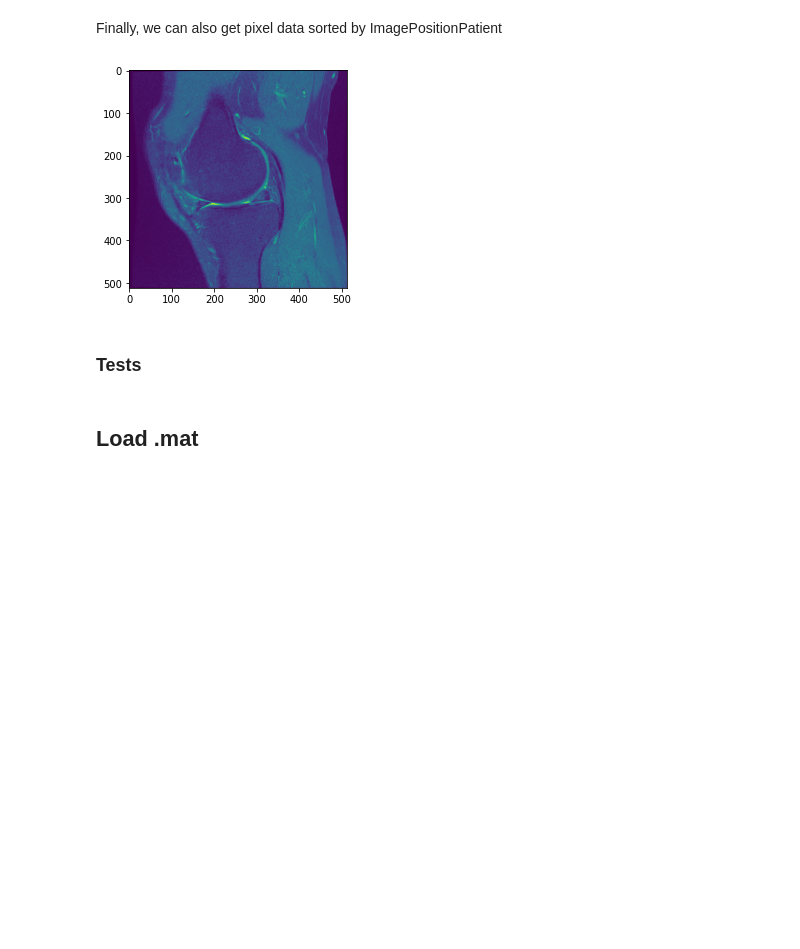
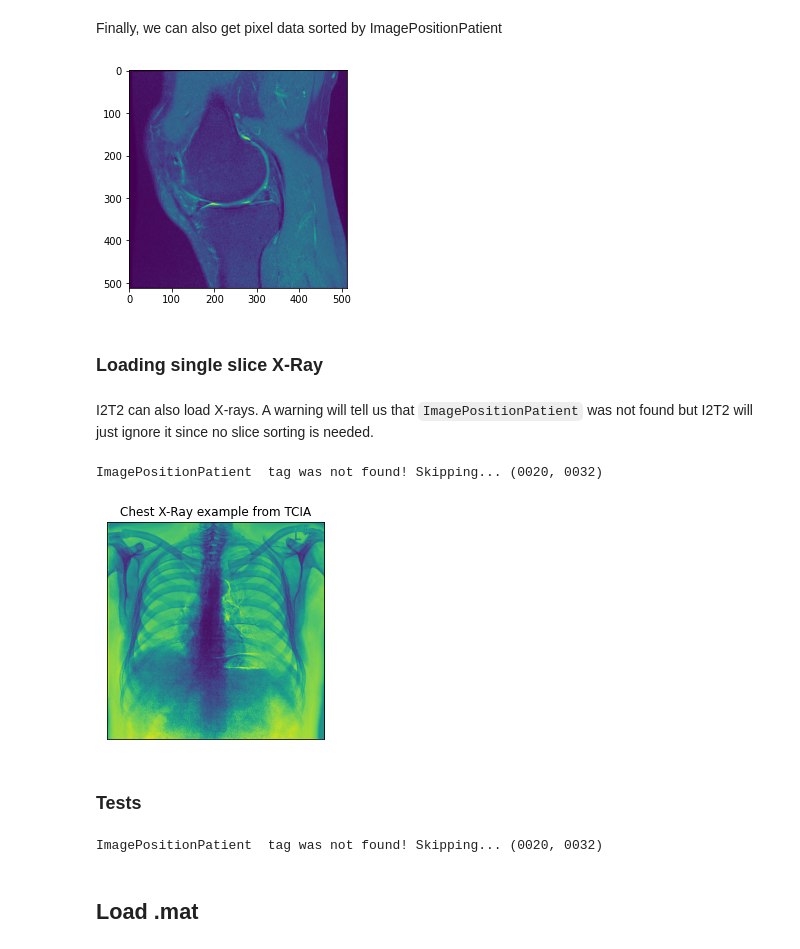
Before and after one commit to UCSF-intelligent-imaging/I2T2, a Jupyter notebook: nbs/00_io.ipynb, the cells around one changed output. Cells and saved outputs as stored; diff of their text form; code cells hidden in the pictures; blank space fills up the shorter version.

Commit message:
add chest-xray data
read xray and other 2D dicoms

```diff
--- a/nbs/00_io.ipynb
+++ b/nbs/00_io.ipynb
@@ -133,8 +133,11 @@ class dicom_dataframe:
         df['filename'] = os.listdir(path_to_dicom_dir)
         df['pathname'] = path_to_dicom_dir + df['filename']
 
-        #select only files containing the desired extension, lower or upper case
-        df = df[df['pathname'].str.contains(dicom_extension.lower())]
+        #select only files containing the desired extension
+        df = df[df['pathname'].str.contains(dicom_extension)]
+        if df.empty:
+            raise ValueError('Empty dataframe! Incorrect dicom extension?')
+
 
         dicom_df = pd.DataFrame(columns=['DS'])
         dicom_df['DS'] = df['pathname'].apply(_read_dicom_from_file)
@@ -188,14 +191,18 @@ class dicom_dataframe:
         Returns:
             pixel_array (arr) numpy array containing pixel data
         """
-        if 'SeriesInstanceUID' not in self.dataframe.columns:
-            print('Warning: SeriesInstanceUID not found in dataset. Unable to check if dicom is single series.')
-
-        elif len(self.dataframe['SeriesInstanceUID'].unique()) > 1:
-            print('Warning: Multiple series found in dataframe. You might want to first select a single series with `select_by_column_and_values`.')
 
         self.dataframe['PixelArray'] = [x.pixel_array for x in self.dataframe['DS']]
-        self.sort_dataframe_by_IPP_normal()
+
+        num_slices = len(self.dataframe)
+        if  num_slices > 1:
+            if 'SeriesInstanceUID' not in self.dataframe.columns:
+                print('Warning: SeriesInstanceUID not found in dataset. Unable to check if dicom is single series.')
+            elif len(self.dataframe['SeriesInstanceUID'].unique()) > 1:
+                print('Warning: Multiple series found in dataframe. You might want to first select a single series with `select_by_column_and_values`.')
+
+            self.sort_dataframe_by_IPP_normal()
+
         pixel_array = np.dstack(np.asarray(self.dataframe.PixelArray))
 
         return(pixel_array)
@@ -243,8 +250,30 @@ plt.imshow(pixel_data[:, :, 6])
 plt.show()
 # %% [output]
 [figure]
+# %% [markdown]
+### Loading single slice X-Ray
+# %% [markdown]
+I2T2 can also load X-rays. A warning will tell us that `ImagePositionPatient` was not found but I2T2 will just ignore it since no slice sorting is needed.
+# %%
+dcm_df = dicom_dataframe(path_to_dicom_dir='../data/chest-xray/', dicom_extension='dcm')
+pixel_data = dcm_df.get_pixel_data()
+plt.title('Chest X-Ray example from TCIA')
+plt.imshow(pixel_data[:,:,0])
+plt.yticks([])
+plt.xticks([])
+plt.show()
+# %% [output]
+ImagePositionPatient  tag was not found! Skipping... (0020, 0032)
+[figure, added]
 # %% [markdown]
 ### Tests
+# %%
+#test if Xray is loading correctly
+dcm_df = dicom_dataframe(path_to_dicom_dir='../data/chest-xray/', dicom_extension='dcm')
+pixel_data = dcm_df.get_pixel_data()
+assert(pixel_data.shape == (2022, 2022, 1))
+# %% [output]
+ImagePositionPatient  tag was not found! Skipping... (0020, 0032)
 # %%
 #test
 #make sure dataframe is ordered correctly
```
Also changed, not shown: parts of 1 cell of this notebook, 4 other files.
